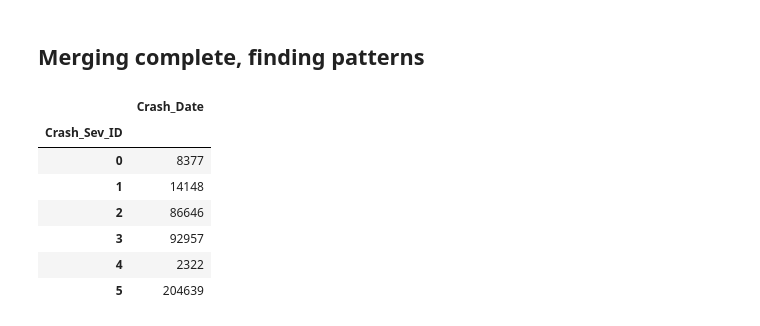
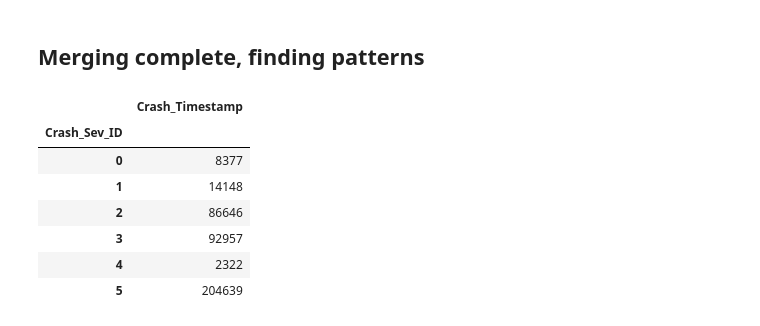
Before and after one commit to mtzaperas/capstone, a Jupyter notebook: Traffic_EDA.ipynb, the cells around one changed output. Saved outputs shown, nothing was run; the diff lists cells and outputs as text; code cells hidden in the pictures.

```diff
--- a/Traffic_EDA.ipynb
+++ b/Traffic_EDA.ipynb
@@ -42,6 +42,9 @@ crash_17 = pd.read_csv('data/2017/extract_public_2015_20170829132341_crash_20170
                       converters=crash_12_cnvtr, dtype=dtypes, skiprows=[4480], index_col='Crash_ID')
 # %%
 crash = pd.concat([crash_10, crash_11, crash_12, crash_13, crash_14, crash_15, crash_16, crash_17])
+crash['Crash_Timestamp'] = crash['Crash_Date'] + ' ' + crash['Crash_Time']
+crash['Crash_Timestamp'] = pd.to_datetime(crash['Crash_Timestamp'])
+crash = crash.drop(['Crash_Date', 'Crash_Time'], axis=1)
 # %% [markdown]
 ### Checking no new duplicates from concat
 # %%
@@ -275,10 +278,10 @@ joined = joined.join(charges, how='left')
 # %% [markdown]
 ## Merging complete, finding patterns
 # %%
-joined.loc[:,['Crash_Sev_ID', 'Crash_Date']].groupby('Crash_Sev_ID').agg('count')
+joined.loc[:,['Crash_Sev_ID', 'Crash_Timestamp']].groupby('Crash_Sev_ID').agg('count')
 # injry_sevr_map = {0: 'unknown', 1: 'incapacitating', 2: 'non-incapacitating', 3: 'possible', 4: 'killed', 5: 'none'}
 # %% [output]
-|  | Crash_Date |
+|  | Crash_Timestamp |
 | Crash_Sev_ID |  |
 | 0 | 8377 |
 | 1 | 14148 |
```
Also changed, not shown: parts of 32 cells of this notebook, 1 other file.
